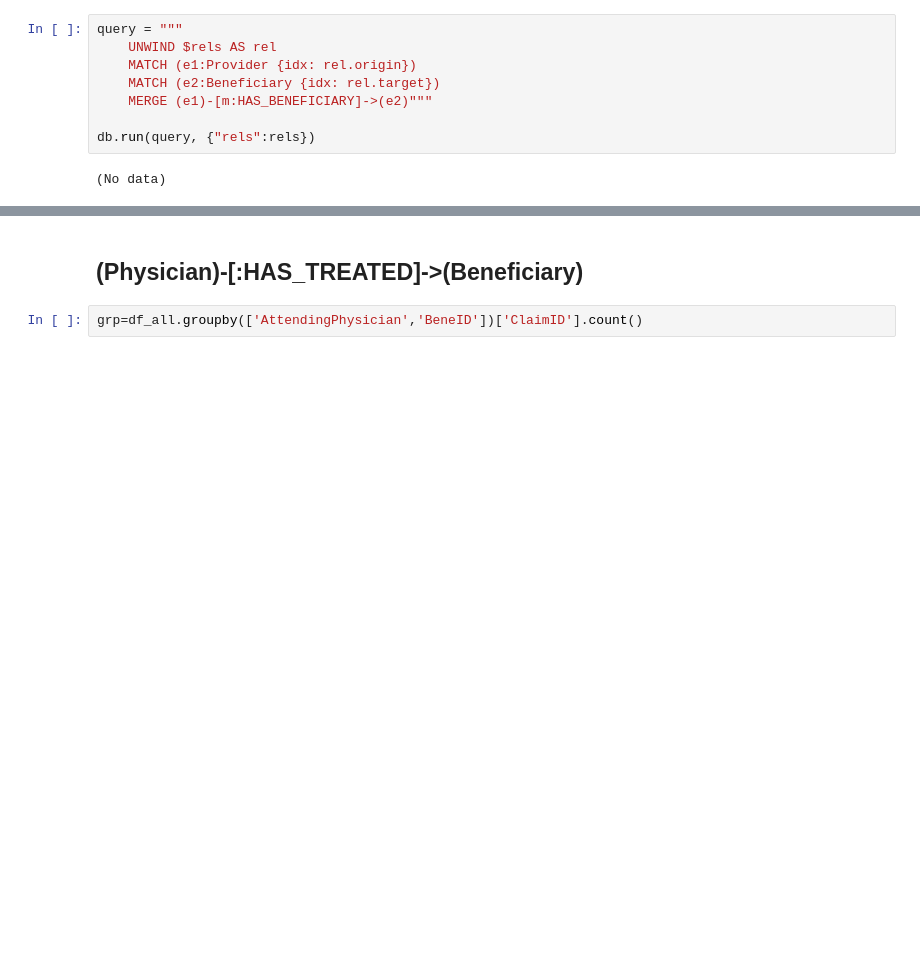
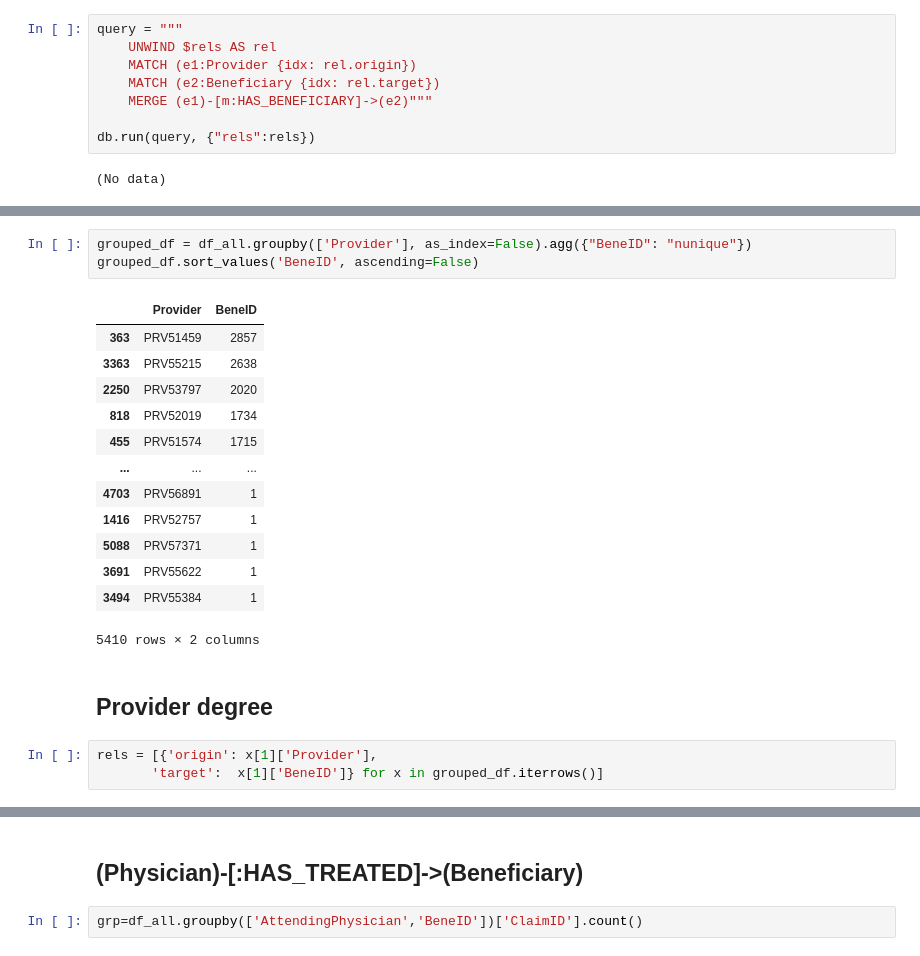
Before and after one commit to areias/healthcare_fraud, a Jupyter notebook: upload_neo4j.ipynb, the cells around one changed output, grey strips where cells are left out. Saved outputs shown, nothing was run; the diff lists cells and outputs as text; blank space fills up the shorter version.

```diff
--- a/upload_neo4j.ipynb
+++ b/upload_neo4j.ipynb
@@ -215,0 +252,22 @@ db.run(query, {"rels":rels})
+# %%
+grouped_df = df_all.groupby(['Provider'], as_index=False).agg({"BeneID": "nunique"})
+grouped_df.sort_values('BeneID', ascending=False)
+# %% [output]
+|  | Provider | BeneID |
+| 363 | PRV51459 | 2857 |
+| 3363 | PRV55215 | 2638 |
+| 2250 | PRV53797 | 2020 |
+| 818 | PRV52019 | 1734 |
+| 455 | PRV51574 | 1715 |
+| ... | ... | ... |
+| 4703 | PRV56891 | 1 |
+| 1416 | PRV52757 | 1 |
+| 5088 | PRV57371 | 1 |
+| 3691 | PRV55622 | 1 |
+| 3494 | PRV55384 | 1 |
+5410 rows × 2 columns
+# %% [markdown]
+## Provider degree
+# %%
+rels = [{'origin': x[1]['Provider'],
+       'target':  x[1]['BeneID']} for x in grouped_df.iterrows()]
```
Also changed, not shown: parts of 27 cells of this notebook.
